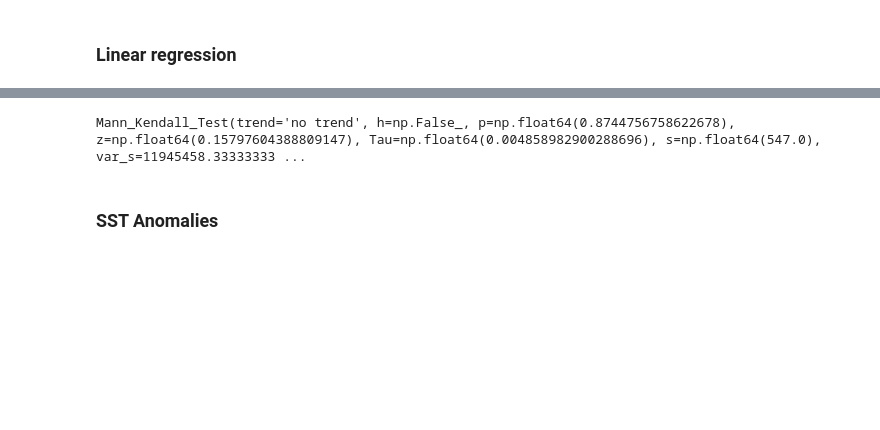
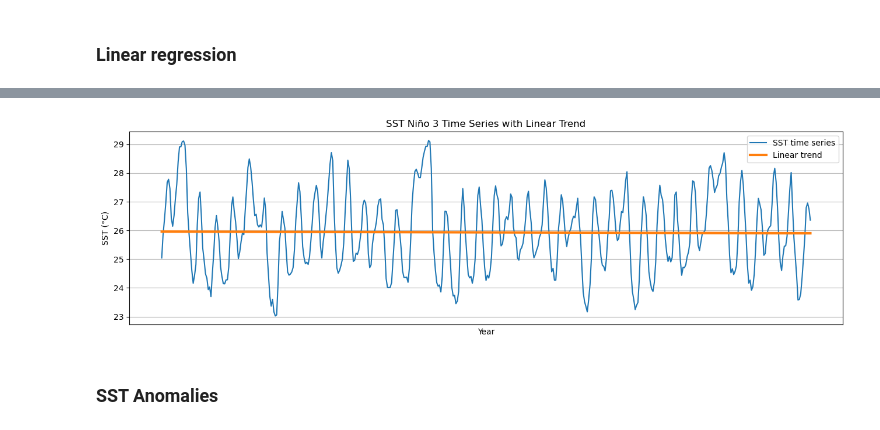
Before and after one commit to marianaolm/ML-climate, a Jupyter notebook: project_elnino.ipynb, the cells around one changed output, grey strips where cells are left out. Drawn from its saved outputs; the diff is of its cells as text; code cells hidden in the pictures; blank space fills up the shorter version.

```diff
--- a/project_elnino.ipynb
+++ b/project_elnino.ipynb
@@ -439,12 +462,25 @@ Notes:
 [1] Standard Errors assume that the covariance matrix of the errors is correctly specified.
 [2] The condition number is large, 3.51e+05. This might indicate that there are
 strong multicollinearity or other numerical problems.
-# %%
-import pymannkendall as mk
-result = mk.original_test(sst_nino_3.values)
-print(result)
-# %% [output]
-Mann_Kendall_Test(trend='no trend', h=np.False_, p=np.float64(0.8744756758622678), z=np.float64(0.15797604388809147), Tau=np.float64(0.004858982900288696), s=np.float64(547.0), var_s=11945458.33333333 ...
+# %%
+y_pred = model.predict(X)
+
+plt.figure(figsize=(13, 4))
+plt.plot(years, y, label='SST time series')
+plt.plot(years, y_pred, label='Linear trend', linewidth=3)
+plt.grid(True)
+
+plt.gca().xaxis.set_major_locator(mdates.YearLocator(5))
+plt.gca().xaxis.set_major_formatter(mdates.DateFormatter('%Y'))
+
+plt.title('SST Niño 3 Time Series with Linear Trend')
+plt.xlabel('Year')
+plt.ylabel('SST (°C)')
+plt.legend()
+plt.tight_layout()
+plt.show()
+# %% [output]
+[figure, added]
 # %% [markdown]
 ### SST Anomalies
 # %%
```
Also changed, not shown: parts of 38 cells of this notebook, 3 other files.
